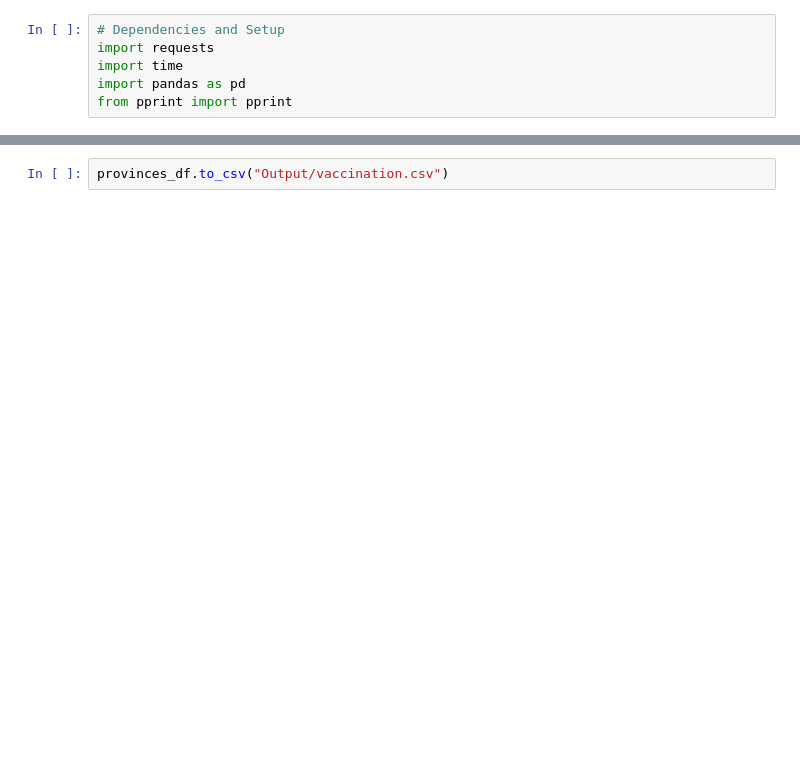
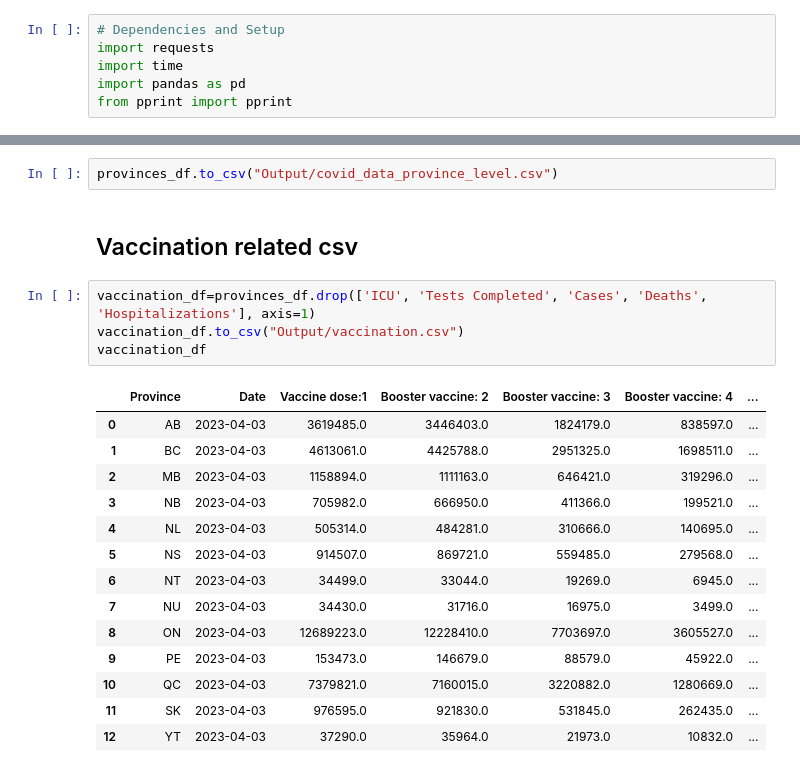
Before and after one commit to svafaeva93/Covid19AnalysisCanada, a Jupyter notebook: API_vaccination.ipynb, the cells around one changed output, grey strips where cells are left out. Saved outputs shown, nothing was run; the diff lists cells and outputs as text; blank space fills up the shorter version.

```diff
--- a/API_vaccination.ipynb
+++ b/API_vaccination.ipynb
@@ -115,2 +130,23 @@ provinces_df.head(12)
+# %%
+provinces_df.to_csv("Output/covid_data_province_level.csv")
+# %% [markdown]
+## Vaccination related csv
 # %%
-provinces_df.to_csv("Output/vaccination.csv")
+vaccination_df=provinces_df.drop(['ICU', 'Tests Completed', 'Cases', 'Deaths', 'Hospitalizations'], axis=1)
+vaccination_df.to_csv("Output/vaccination.csv")
+vaccination_df
+# %% [output]
+|  | Province | Date | Vaccine dose:1 | Booster vaccine: 2 | Booster vaccine: 3 | Booster vaccine: 4 | ... |
+| 0 | AB | 2023-04-03 | 3619485.0 | 3446403.0 | 1824179.0 | 838597.0 | ... |
+| 1 | BC | 2023-04-03 | 4613061.0 | 4425788.0 | 2951325.0 | 1698511.0 | ... |
+| 2 | MB | 2023-04-03 | 1158894.0 | 1111163.0 | 646421.0 | 319296.0 | ... |
+| 3 | NB | 2023-04-03 | 705982.0 | 666950.0 | 411366.0 | 199521.0 | ... |
+| 4 | NL | 2023-04-03 | 505314.0 | 484281.0 | 310666.0 | 140695.0 | ... |
+| 5 | NS | 2023-04-03 | 914507.0 | 869721.0 | 559485.0 | 279568.0 | ... |
+| 6 | NT | 2023-04-03 | 34499.0 | 33044.0 | 19269.0 | 6945.0 | ... |
+| 7 | NU | 2023-04-03 | 34430.0 | 31716.0 | 16975.0 | 3499.0 | ... |
+| 8 | ON | 2023-04-03 | 12689223.0 | 12228410.0 | 7703697.0 | 3605527.0 | ... |
+| 9 | PE | 2023-04-03 | 153473.0 | 146679.0 | 88579.0 | 45922.0 | ... |
+| 10 | QC | 2023-04-03 | 7379821.0 | 7160015.0 | 3220882.0 | 1280669.0 | ... |
+| 11 | SK | 2023-04-03 | 976595.0 | 921830.0 | 531845.0 | 262435.0 | ... |
+| 12 | YT | 2023-04-03 | 37290.0 | 35964.0 | 21973.0 | 10832.0 | ... |
```
Also changed, not shown: parts of 9 cells of this notebook, 3 other files.
